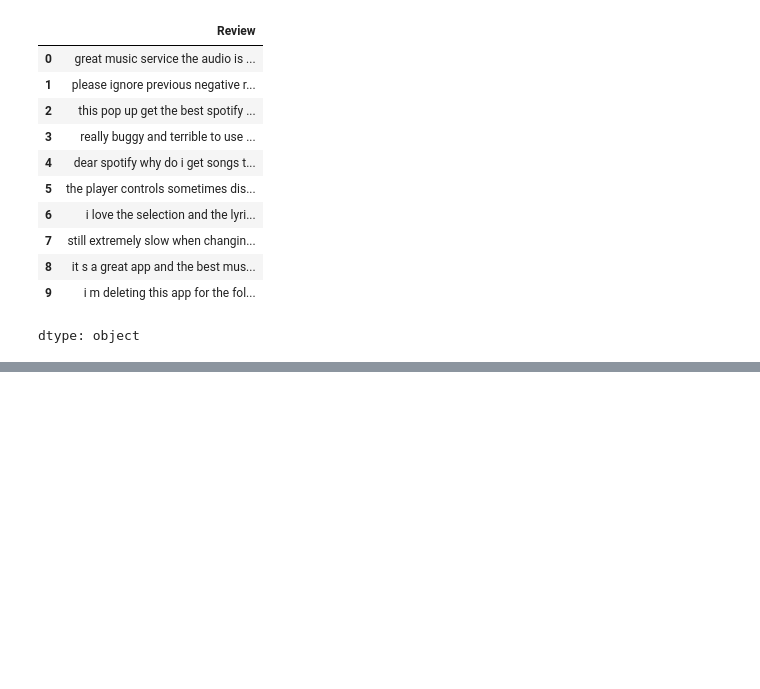
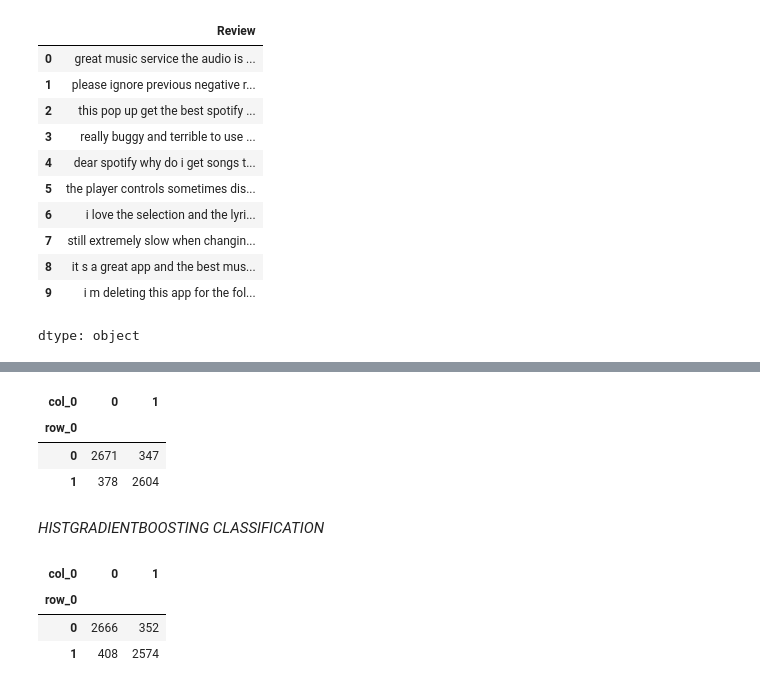
Before and after one commit to KizMan-23/sentiment_analysis, a Jupyter notebook: spotify_sentiment.ipynb, the cells around one changed output, grey strips where cells are left out. Cells and saved outputs as stored; diff of their text form; code cells hidden in the pictures; blank space fills up the shorter version.

```diff
--- a/spotify_sentiment.ipynb
+++ b/spotify_sentiment.ipynb
@@ -96,0 +177,4 @@ dtype: object
+# %%
+svc_clf = LinearSVC(random_state=42)
+svc_clf.fit(x_train,y_train)
+svc_preds = svc_clf.predict(x_test)
@@ -96,0 +196,9 @@ dtype: object
+# %%
+pd.crosstab(y_test,svc_preds)
+# %% [output]
+| col_0 | 0 | 1 |
+| row_0 |  |  |
+| 0 | 2671 | 347 |
+| 1 | 378 | 2604 |
+# %% [markdown]
+*HISTGRADIENTBOOSTING* *CLASSIFICATION*
@@ -96,0 +211,7 @@ dtype: object
+# %%
+pd.crosstab(y_test,hst_preds)
+# %% [output]
+| col_0 | 0 | 1 |
+| row_0 |  |  |
+| 0 | 2666 | 352 |
+| 1 | 408 | 2574 |
```
Also changed, not shown: parts of 17 cells of this notebook.
